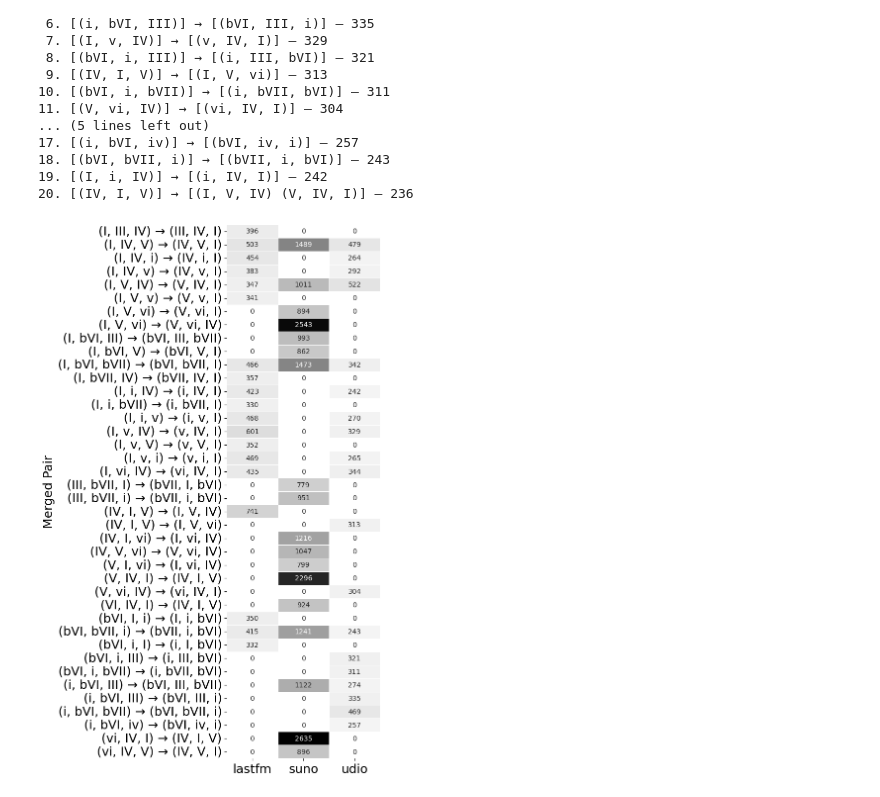
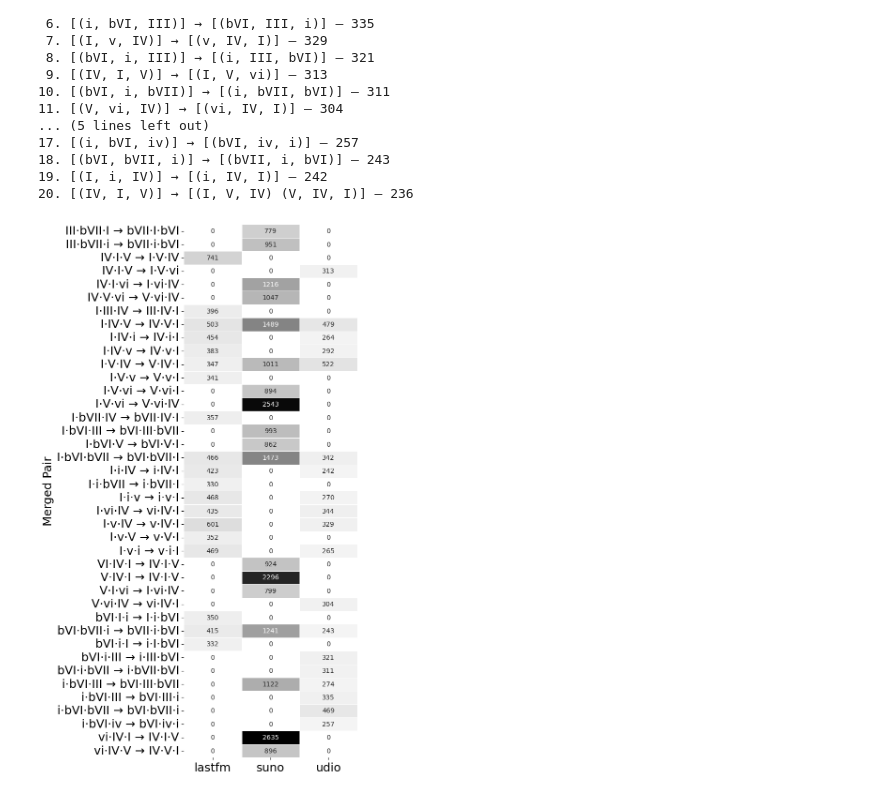
Before and after one commit to Dazzid/Aimir_Structure, a Jupyter notebook: src/byte_pair_encoding_trigrams.ipynb, the cells around one changed output. Cells and saved outputs as stored; diff of their text form; code cells hidden in the pictures.

Commit message:
new version and plots

```diff
--- a/src/byte_pair_encoding_trigrams.ipynb
+++ b/src/byte_pair_encoding_trigrams.ipynb
@@ -192,7 +192,7 @@ def token_as_text_single(tok, rules):
     if len(tris) != 1:          # skip composite tokens
         return None
     tri = tris[0]               # exactly one trigram
-    return f"({', '.join(tri)})"
+    return "·".join(tri)        # no parentheses, nice separator
 
 # -------------------------------------------------------------
 pair_info = []   # (pair_str, collection, freq)
@@ -218,33 +218,33 @@ for r, pair in enumerate(pairs):
 text_size = 18
 t_size    = 18
 
-col_width_in  = 1.0               # width for ONE collection column (inches)
-row_height_in = 0.3               # height for ONE trigram row     (inches)
+col_width_in  = 2               # width for ONE collection column (inches)
+row_height_in = 0.25               # height for ONE trigram row     (inches)
 
 fig_w = col_width_in  * len(COLLECTIONS) + 1.0   # +1 for margins
 fig_h = row_height_in * len(pairs)      + 2.0    # +2 for title / xlabel
 
 plt.figure(figsize=(fig_w, fig_h))
 
 sns.heatmap(
     freq_mat,
     xticklabels=COLLECTIONS,
     yticklabels=pairs,
     cmap='Greys',
     annot=True,
     fmt='.0f',
     linewidths=0.4,
     cbar=False          # hide colour bar
 )
 
 ax = plt.gca()
 ax.set_xticklabels(ax.get_xticklabels(), fontsize=t_size, rotation=0)
 ax.set_yticklabels(ax.get_yticklabels(), fontsize=t_size)  # larger trigram text
 
 # plt.xlabel('', fontsize=18)
 plt.ylabel('Merged Pair', fontsize=18)
 # plt.title('', fontsize=text_size, pad=16, loc='right')
 plt.tight_layout()
 plt.show()
 # %% [output]
-[figure, old version]
+[figure, new version]
```
Also changed, not shown: parts of 1 cell of this notebook, 6 other files.
